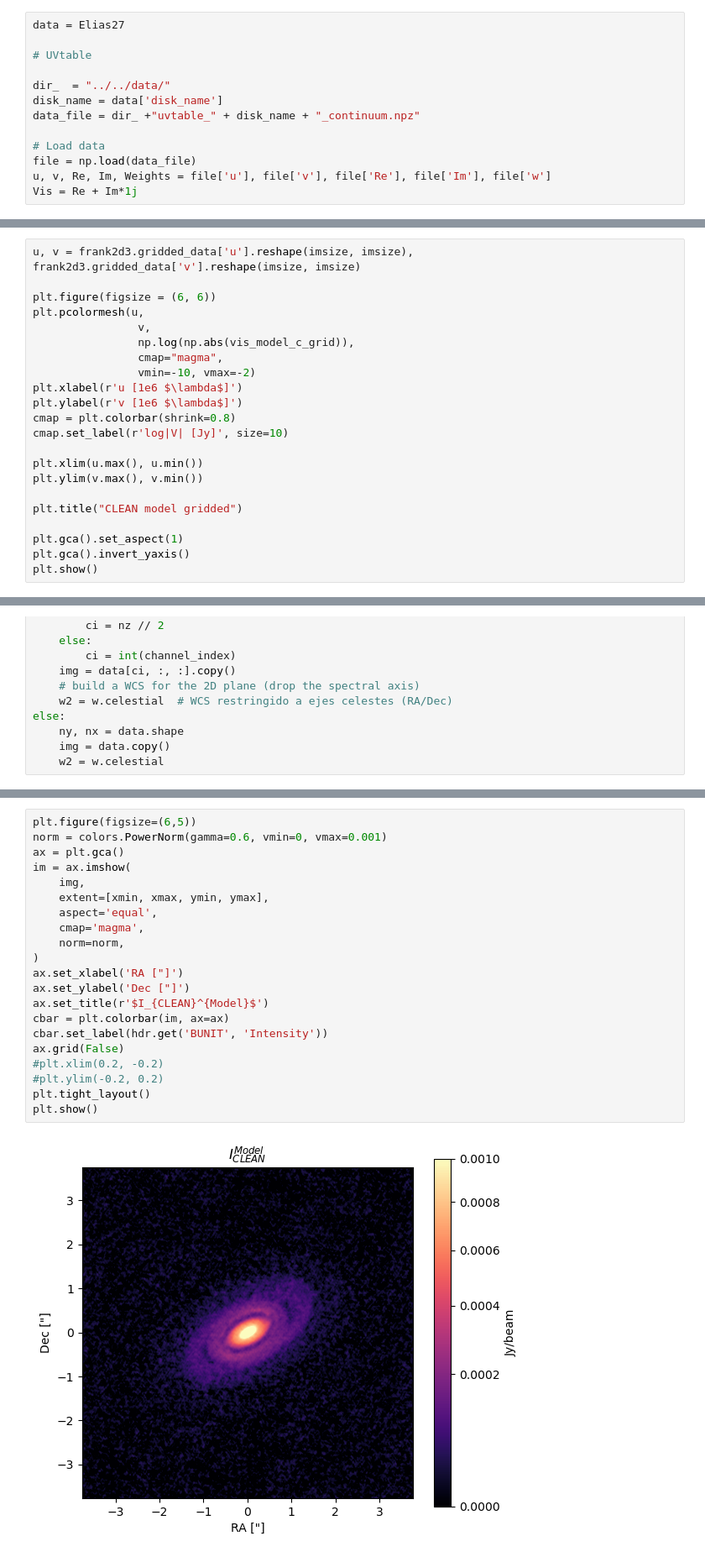
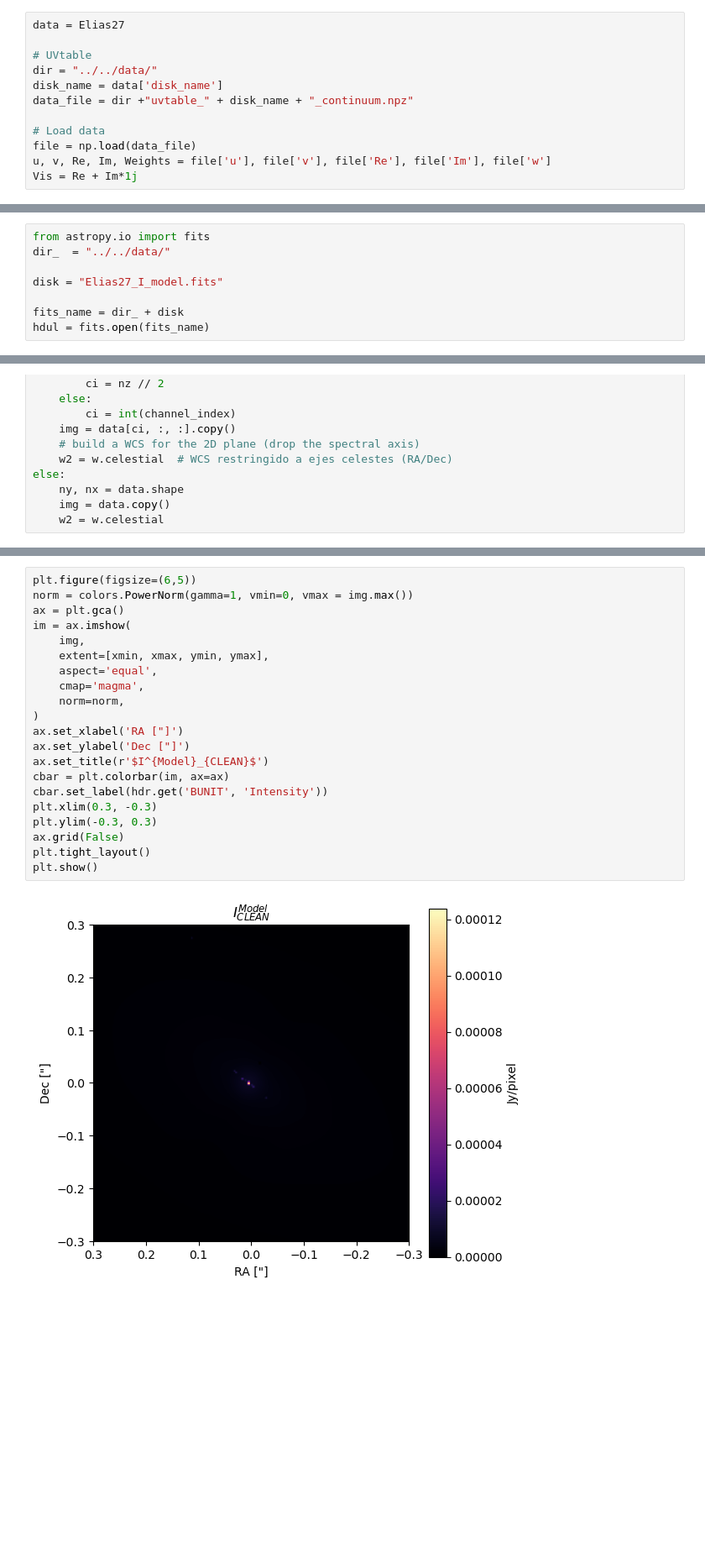
Before and after one commit to mariajmellado/frank2d, a Jupyter notebook: Results/Elias27_CLEAN_F1D_F2D_FourierSpace.ipynb, the cells around one changed output, grey strips where cells are left out. Shown at 84% size. Cells and saved outputs as stored; diff of their text form; blank space fills up the shorter version.

```diff
--- a/Results/Elias27_CLEAN_F1D_F2D_FourierSpace.ipynb
+++ b/Results/Elias27_CLEAN_F1D_F2D_FourierSpace.ipynb
@@ -77,10 +90,9 @@ HD143006 = {'inc': 18.6, 'pa': 169, 'dra':-5.9e-3, 'ddec':21.7e-3, 'rout': 0.518
 data = Elias27
 
 # UVtable
-
-dir_  = "../../data/"
+dir = "../../data/"
 disk_name = data['disk_name']
-data_file = dir_ +"uvtable_" + disk_name + "_continuum.npz"
+data_file = dir +"uvtable_" + disk_name + "_continuum.npz"
 
 # Load data
 file = np.load(data_file)
@@ -271,22 +212,0 @@ weights_model_c_grid = frank2d3.gridded_data['weights'].reshape(imsize, imsize)
-# %%
-u, v = frank2d3.gridded_data['u'].reshape(imsize, imsize), frank2d3.gridded_data['v'].reshape(imsize, imsize)
-
-plt.figure(figsize = (6, 6))
-plt.pcolormesh(u,
-                v,
-                np.log(np.abs(vis_model_c_grid)),
-                cmap="magma",
-                vmin=-10, vmax=-2)
-plt.xlabel(r'u [1e6 $\lambda$]')
-plt.ylabel(r'v [1e6 $\lambda$]')
-cmap = plt.colorbar(shrink=0.8)
-cmap.set_label(r'log|V| [Jy]', size=10)
-
-plt.xlim(u.max(), u.min())
-plt.ylim(v.max(), v.min())
-
-plt.title("CLEAN model gridded")
-
-plt.gca().set_aspect(1)
-plt.gca().invert_yaxis()
-plt.show()
@@ -385,2 +720,10 @@ hdul = fits.open(fits_name)
+# %%
+from astropy.io import fits
+dir_  = "../../data/"
+
+disk = "Elias27_I_model.fits"
+
+fits_name = dir_ + disk
+hdul = fits.open(fits_name)
 # %%
 import matplotlib.colors as colors
@@ -457,24 +797,24 @@ img_ = np.copy(img)
 img = np.flipud(img)
 # %%
 plt.figure(figsize=(6,5))
-norm = colors.PowerNorm(gamma=0.6, vmin=0, vmax=0.001)
+norm = colors.PowerNorm(gamma=1, vmin=0, vmax = img.max())
 ax = plt.gca()
 im = ax.imshow(
     img,
     extent=[xmin, xmax, ymin, ymax],
     aspect='equal',
     cmap='magma',
     norm=norm,
 )
 ax.set_xlabel('RA ["]')
 ax.set_ylabel('Dec ["]')
-ax.set_title(r'$I_{CLEAN}^{Model}$')
+ax.set_title(r'$I^{Model}_{CLEAN}$')
 cbar = plt.colorbar(im, ax=ax)
 cbar.set_label(hdr.get('BUNIT', 'Intensity'))
+plt.xlim(0.3, -0.3)
+plt.ylim(-0.3, 0.3)
 ax.grid(False)
-#plt.xlim(0.2, -0.2)
-#plt.ylim(-0.2, 0.2)
 plt.tight_layout()
 plt.show()
 # %% [output]
-[figure, old version]
+[figure, new version]
```
Also changed, not shown: parts of 116 cells of this notebook, 31 other files.
